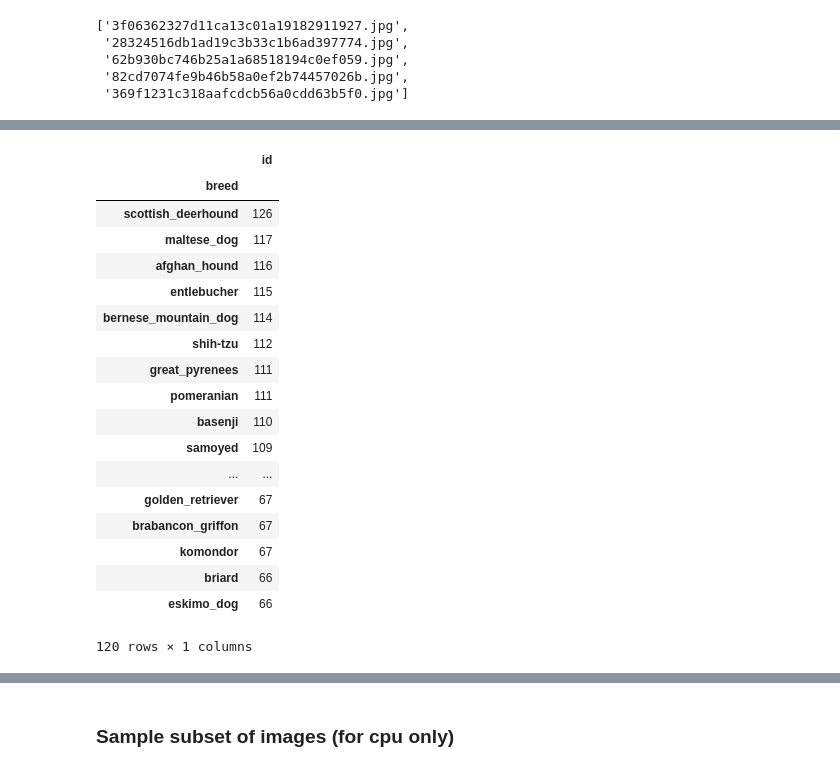
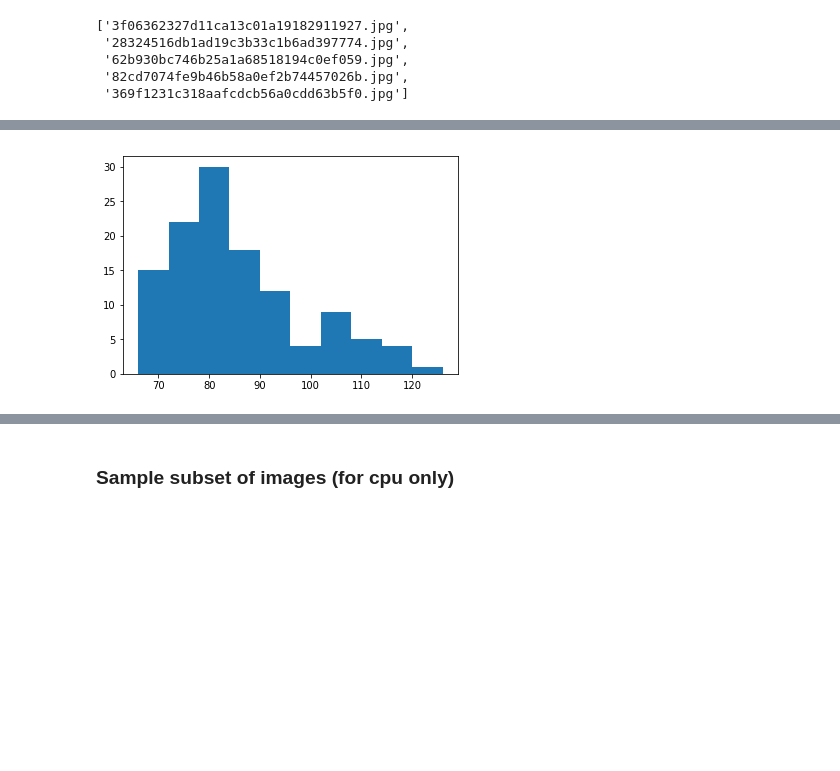
Before and after one commit to jpacostar/fastai-notes, a Jupyter notebook: Homework 1 - Dog breeds.ipynb, the cells around one changed output, grey strips where cells are left out. Drawn from its saved outputs; the diff is of its cells as text; code cells hidden in the pictures; blank space fills up the shorter version.

```diff
--- a/Homework 1 - Dog breeds.ipynb
+++ b/Homework 1 - Dog breeds.ipynb
@@ -80,25 +80,7 @@ There are 10222 training observations, and 10357 test observations.
 # %%
-labels_df.pivot_table(index='breed', aggfunc=len).sort_values('id', ascending=False)
+plt.hist(labels_df.pivot_table(index='breed', aggfunc=len).values);
 # %% [output]
-|  | id |
-| breed |  |
-| scottish_deerhound | 126 |
-| maltese_dog | 117 |
-| afghan_hound | 116 |
-| entlebucher | 115 |
-| bernese_mountain_dog | 114 |
-| shih-tzu | 112 |
-| great_pyrenees | 111 |
-| pomeranian | 111 |
-| basenji | 110 |
-| samoyed | 109 |
-| ... | ... |
-| golden_retriever | 67 |
-| brabancon_griffon | 67 |
-| komondor | 67 |
-| briard | 66 |
-| eskimo_dog | 66 |
-120 rows × 1 columns
+[figure, added]
 # %%
 img = plt.imread(PATH + 'train/' + labels_df.sample(1)['id'].values[0] + '.jpg')
 plt.imshow(img)
```
Also changed, not shown: parts of 31 cells of this notebook.
